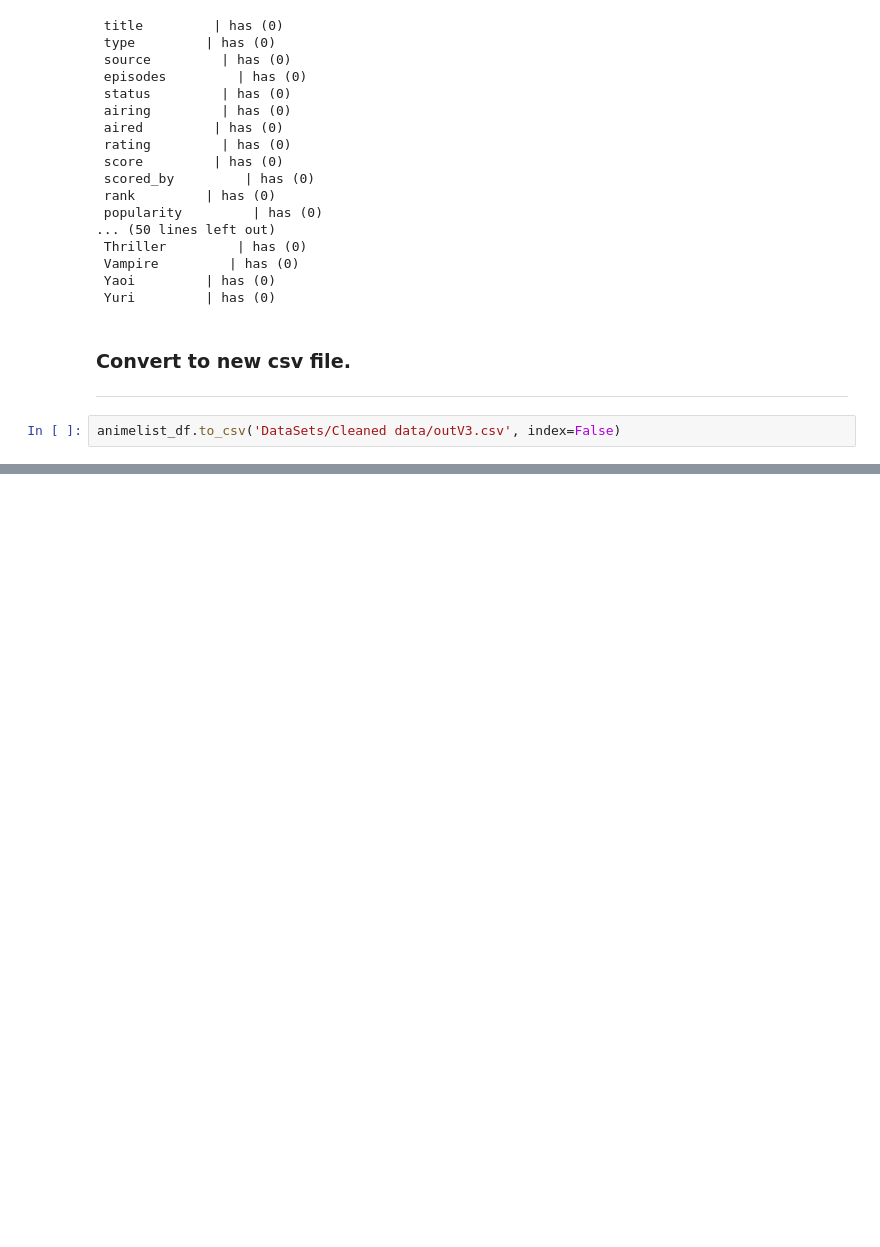
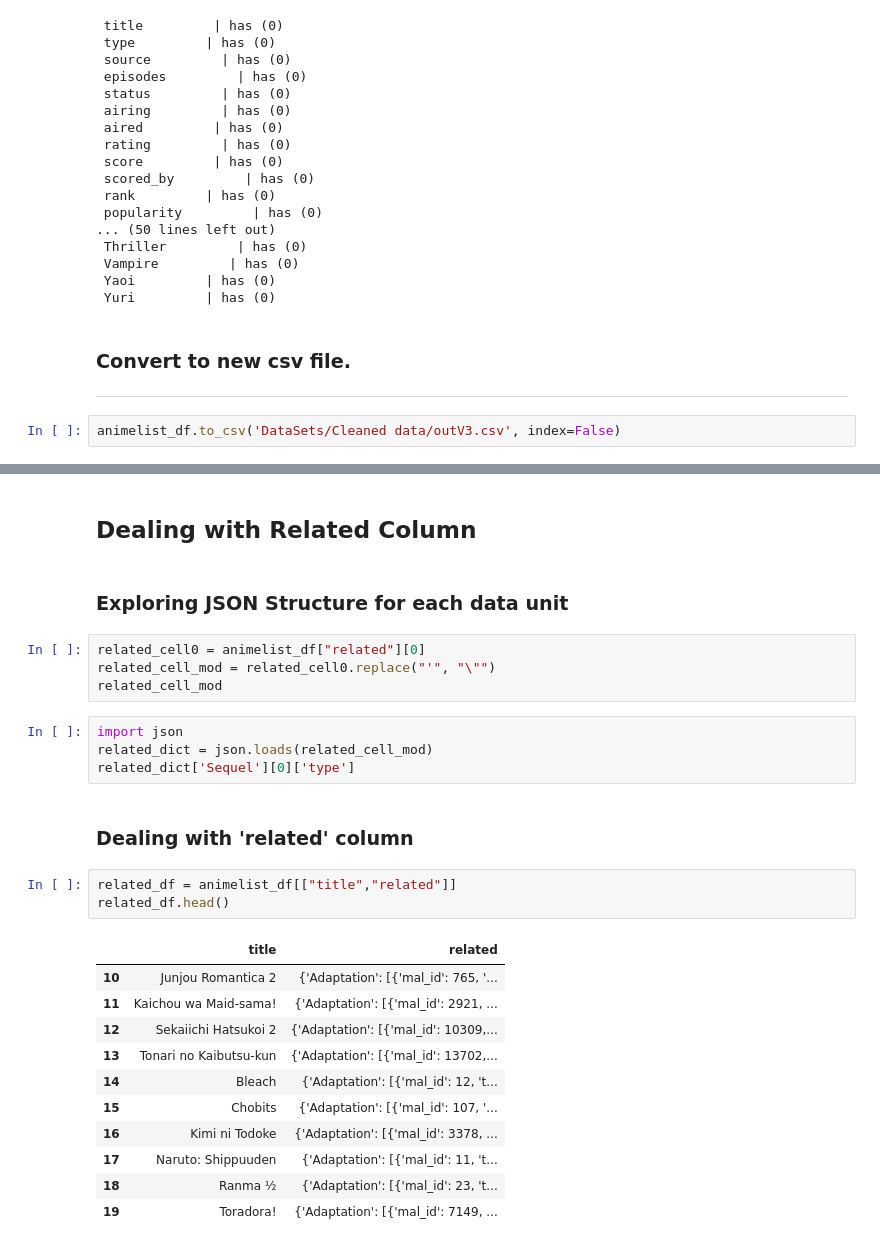
Before and after one commit to TanGuiShan/mini_project, a Jupyter notebook: Data Preparation.ipynb, the cells around one changed output, grey strips where cells are left out. Cells and saved outputs as stored; diff of their text form; blank space fills up the shorter version.

```diff
--- a/Data Preparation.ipynb
+++ b/Data Preparation.ipynb
@@ -675,0 +673,29 @@ animelist_df.to_csv('DataSets/Cleaned data/outV3.csv', index=False)
+# %% [markdown]
+## Dealing with Related Column
+# %% [markdown]
+### Exploring JSON Structure for each data unit
+# %%
+related_cell0 = animelist_df["related"][0]
+related_cell_mod = related_cell0.replace("'", "\"")
+related_cell_mod
+# %%
+import json
+related_dict = json.loads(related_cell_mod)
+related_dict['Sequel'][0]['type']
+# %% [markdown]
+### Dealing with 'related' column
+# %%
+related_df = animelist_df[["title","related"]]
+related_df.head()
+# %% [output]
+|  | title | related |
+| 10 | Junjou Romantica 2 | {'Adaptation': [{'mal_id': 765, '... |
+| 11 | Kaichou wa Maid-sama! | {'Adaptation': [{'mal_id': 2921, ... |
+| 12 | Sekaiichi Hatsukoi 2 | {'Adaptation': [{'mal_id': 10309,... |
+| 13 | Tonari no Kaibutsu-kun | {'Adaptation': [{'mal_id': 13702,... |
+| 14 | Bleach | {'Adaptation': [{'mal_id': 12, 't... |
+| 15 | Chobits | {'Adaptation': [{'mal_id': 107, '... |
+| 16 | Kimi ni Todoke | {'Adaptation': [{'mal_id': 3378, ... |
+| 17 | Naruto: Shippuuden | {'Adaptation': [{'mal_id': 11, 't... |
+| 18 | Ranma ½ | {'Adaptation': [{'mal_id': 23, 't... |
+| 19 | Toradora! | {'Adaptation': [{'mal_id': 7149, ... |
```
Also changed, not shown: parts of 4 cells of this notebook.
